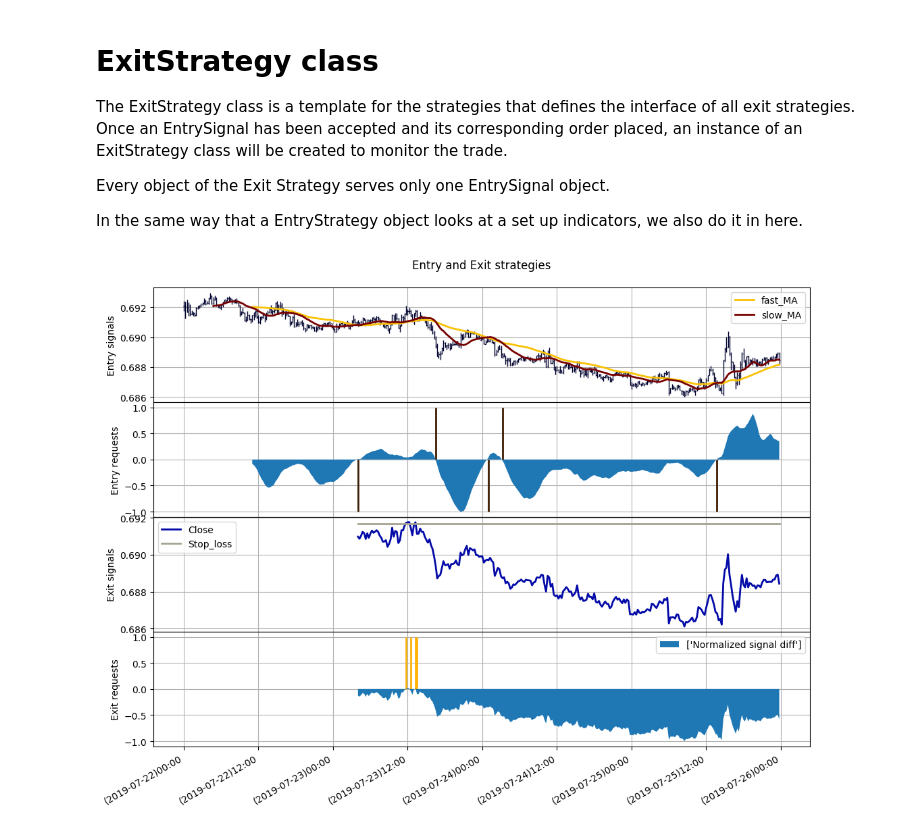
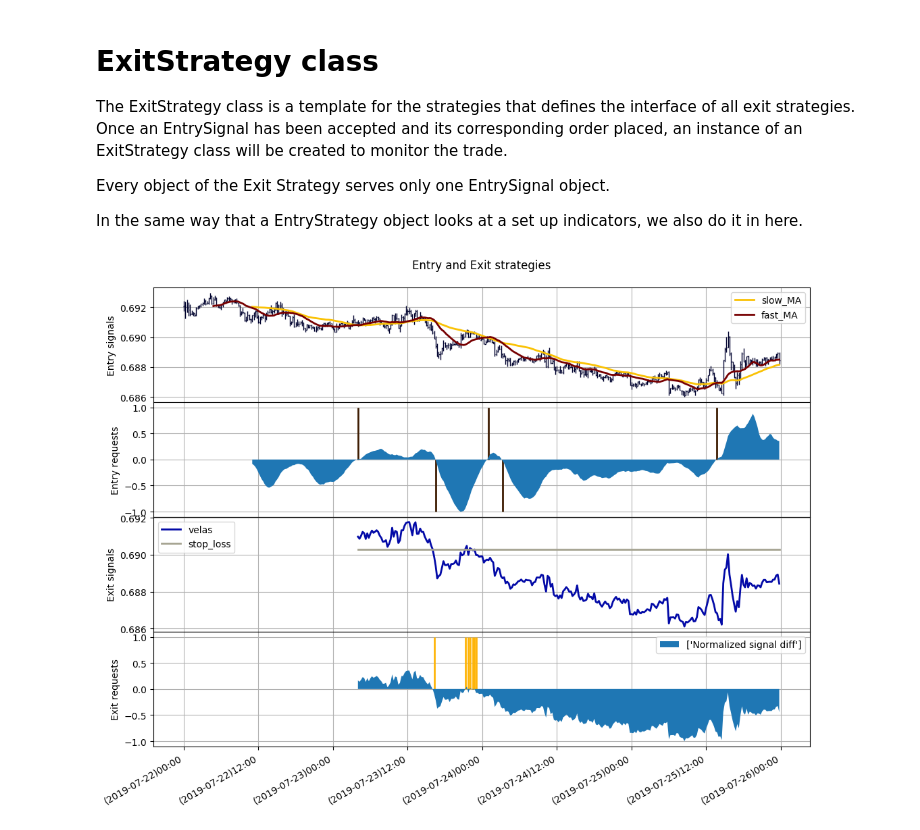
Before and after one commit to manuwhs/traphing, a Jupyter notebook: notebooks/3.2 Exit Strategies.ipynb, the cells around one changed output. Cells and saved outputs as stored; diff of their text form; code cells hidden in the pictures.

```diff
--- a/notebooks/3.2 Exit Strategies.ipynb
+++ b/notebooks/3.2 Exit Strategies.ipynb
@@ -86,7 +88,7 @@ In the same way that a EntryStrategy object looks at a set up indicators, we als
 exit_strategy =  StopLoss(name = "Exit coward", trade = trade, portfolio = portfolio)
 # %%
 # Set the velas it will be listening to.
-exit_strategy.params["Close"] = {"symbol_name":symbol_name, "timeframe":timeframe}
+exit_strategy.params["velas"] = {"symbol_name":symbol_name, "timeframe":timeframe}
 exit_strategy.set_stop_loss(pct = 0.1)
 # %%
 exit_strategy_series = exit_strategy.compute_input_series()
@@ -101,33 +103,33 @@ exit_request = exit_requests_dict[exits_dates[0]]
 # %%
 image_name = "entry_and_exit.png"; img_path = folder_images + image_name
 gl.init_figure()
 n_rows, n_cols = 4,1; size_inches = [12, 8]
 ax1 = gl.subplot2grid((n_rows, n_cols),(0,0))
 ax2 = gl.subplot2grid((n_rows, n_cols),(1,0), sharex = ax1)
 ax3 = gl.subplot2grid((n_rows, n_cols),(2,0), sharex = ax1)
 ax4 = gl.subplot2grid((n_rows, n_cols),(3,0), sharex = ax1)
 
 portfolio[symbol_name][timeframe].plot_barchart(axes = ax1, labels = ["Entry and Exit strategies", "", "Entry signals"])
 gl.plot(entry_strategy_series.index, entry_strategy_series, legend = list(entry_strategy_series.columns), axes =ax1)
 
-difference = entry_strategy_series["slow_MA"] - entry_strategy_series["fast_MA"]
+difference = entry_strategy_series["fast_MA"] - entry_strategy_series["slow_MA"]
 normalized_difference = difference/np.max(np.abs((difference)))
 gl.fill_between(entry_strategy_series.index, normalized_difference,
                 labels = ["", "", "Entry requests"], legend = "Normalized signal diff", axes =ax2)
 gl.stem(entry_strategy_series.index,entry_series, axes = ax2, legend = "Trades")
 
 ## Plot exit
 gl.plot(exit_strategy_series.index, exit_strategy_series, axes = ax3,
         legend = list(exit_strategy_series.columns), labels = ["", "", "Exit signals"])
 
-difference = exit_strategy_series["Close"] - exit_strategy_series["Stop_loss"]
+difference = exit_strategy_series["velas"] - exit_strategy_series["stop_loss"]
 normalized_difference = difference/np.max(np.abs((difference)))
 gl.fill_between(exit_strategy_series.index, normalized_difference, legend = ["Normalized signal diff"], axes =ax4)
 gl.stem(exit_series.index,exit_series, axes = ax4, legend = "Exits", labels = ["", "", "Exit requests"])
 
 gl.subplots_adjust(left=.09, bottom=.10, right=.90, top=.95, wspace=.20, hspace=0, hide_xaxis = True)
 
 gl.save_figure(img_path, dpi = 100, size_inches = size_inches, close = True)
 Image(img_path)
 # %% [output]
-[figure, old version]
+[figure, new version]
```
Also changed, not shown: parts of 1 cell of this notebook, 30 other files.
